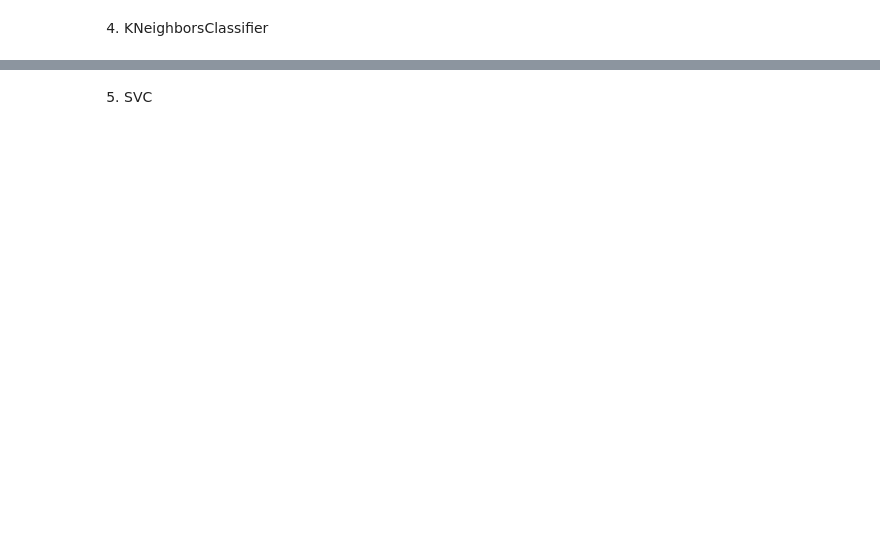
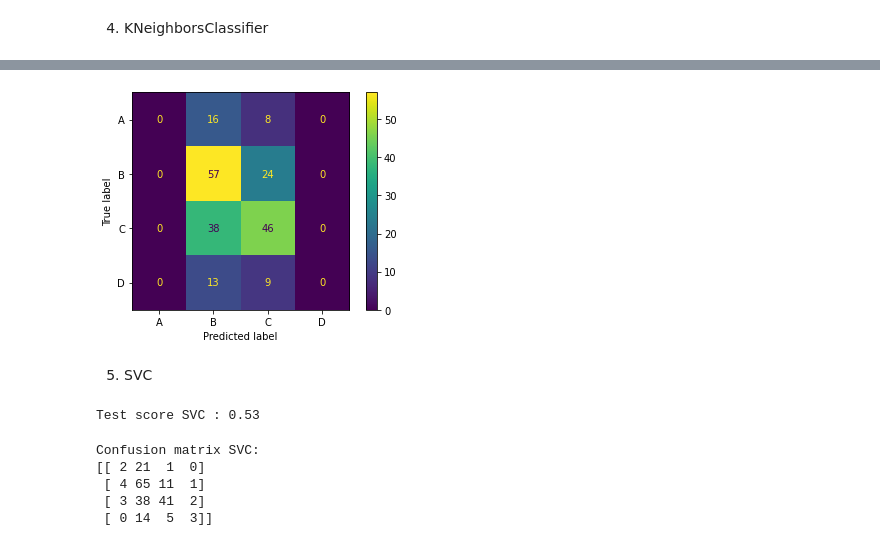
Before and after one commit to teerachot-m/Employee-Performance-Evaluation-and-Prediction, a Jupyter notebook: Project_HR.ipynb, the cells around one changed output, grey strips where cells are left out. Cells and saved outputs as stored; diff of their text form; code cells hidden in the pictures; blank space fills up the shorter version.

```diff
--- a/Project_HR.ipynb
+++ b/Project_HR.ipynb
@@ -1027,2 +1117,23 @@ Number of features used: 11
+# %%
+plot_confusion_matrix(knn4, X_test1, y_test1)
+plt.show()
+# %% [output]
+[figure, added]
 # %% [markdown]
 5. SVC
+# %%
+svc5 = SVC(C=2, gamma=0.01, kernel='rbf')
+svc5.fit(X_train1, y_train1)
+pred_svc=svc5.predict(X_test1)
+print("Test score SVC : {:.2f}".format(svc5.score(X_test1, y_test1)))
+# %% [output]
+Test score SVC : 0.53
+# %%
+confusion5 = confusion_matrix(y_test1, pred_svc)
+print("Confusion matrix SVC:\n{}".format(confusion5))
+# %% [output]
+Confusion matrix SVC:
+[[ 2 21  1  0]
+ [ 4 65 11  1]
+ [ 3 38 41  2]
+ [ 0 14  5  3]]
```
Also changed, not shown: parts of 20 cells of this notebook.
